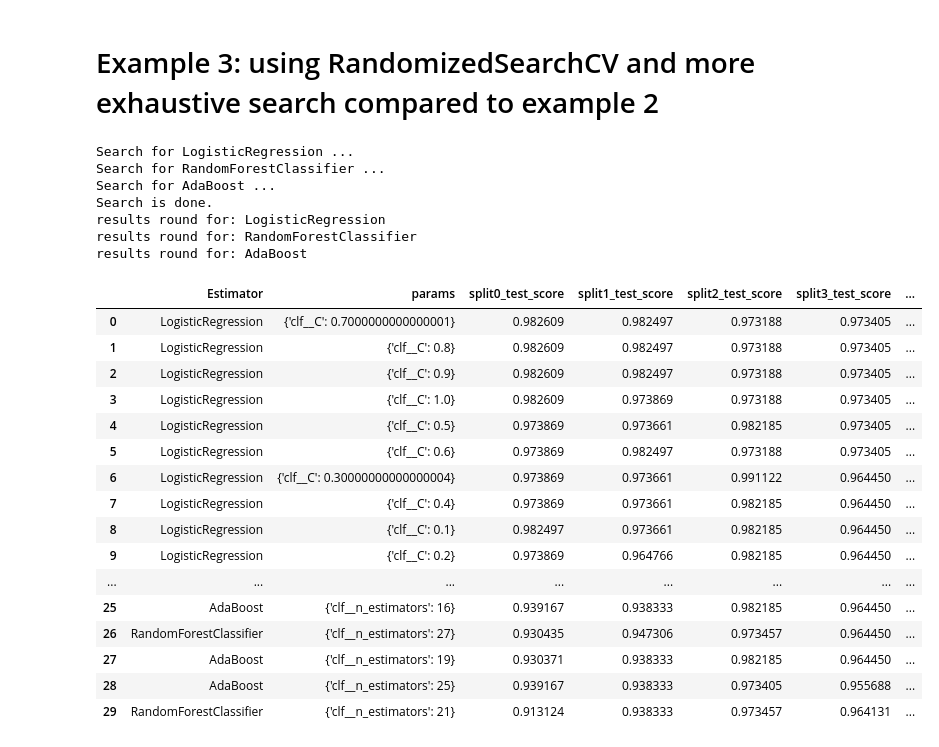
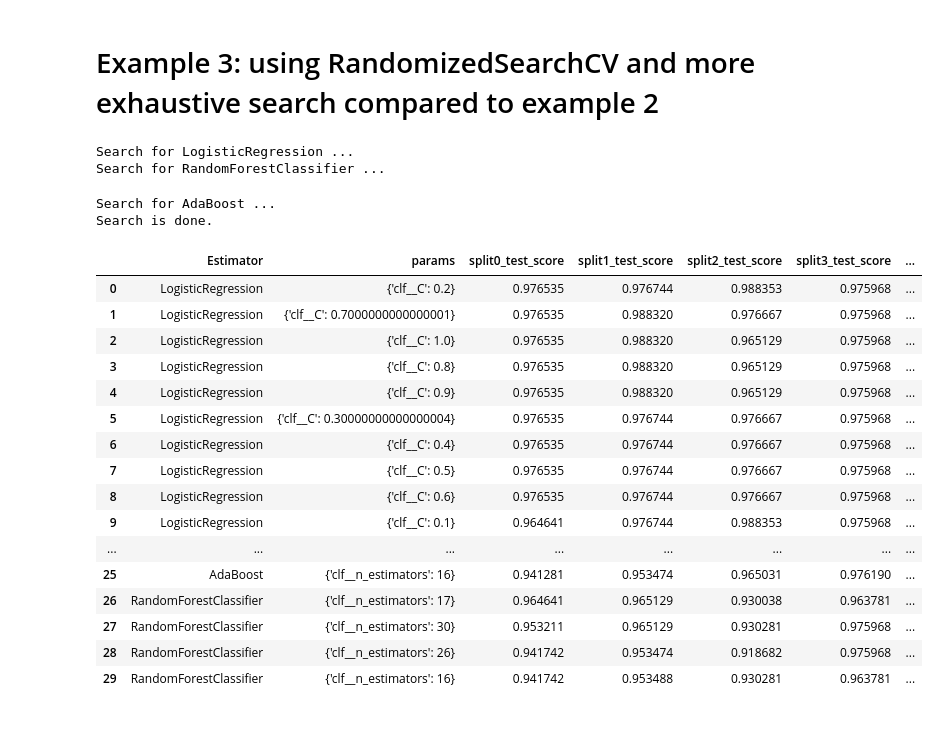
Before and after one commit to janhenner/HyperclassifierSearch, a Jupyter notebook: HyperclassifierSearch examples.ipynb, the cells around one changed output. Drawn from its saved outputs; the diff is of its cells as text; code cells hidden in the pictures.

```diff
--- a/HyperclassifierSearch examples.ipynb
+++ b/HyperclassifierSearch examples.ipynb
@@ -143,34 +141,31 @@ def build_model():
 # %%
 # with the model defined in build_model() above the search reduces to:
 models, params, scorer = build_model()
 search = HyperclassifierSearch(models, params)
 skf = StratifiedKFold(n_splits=5)
-best_model = search.train_model(X, y, search='random', scoring=scorer, cv=skf)
+best_model = search.train_model(X_train, y_train, search='random', scoring=scorer, cv=skf)
 search.evaluate_model()
 # %% [output]
 Search for LogisticRegression ...
 Search for RandomForestClassifier ...
-Search for AdaBoost ...
-Search is done.
-results round for: LogisticRegression
-results round for: RandomForestClassifier
-results round for: AdaBoost
+Search for AdaBoost ...
+Search is done.
 |  | Estimator | params | split0_test_score | split1_test_score | split2_test_score | split3_test_score | ... |
-| 0 | LogisticRegression | {'clf__C': 0.7000000000000001} | 0.982609 | 0.982497 | 0.973188 | 0.973405 | ... |
-| 1 | LogisticRegression | {'clf__C': 0.8} | 0.982609 | 0.982497 | 0.973188 | 0.973405 | ... |
-| 2 | LogisticRegression | {'clf__C': 0.9} | 0.982609 | 0.982497 | 0.973188 | 0.973405 | ... |
-| 3 | LogisticRegression | {'clf__C': 1.0} | 0.982609 | 0.973869 | 0.973188 | 0.973405 | ... |
-| 4 | LogisticRegression | {'clf__C': 0.5} | 0.973869 | 0.973661 | 0.982185 | 0.973405 | ... |
-| 5 | LogisticRegression | {'clf__C': 0.6} | 0.973869 | 0.982497 | 0.973188 | 0.973405 | ... |
-| 6 | LogisticRegression | {'clf__C': 0.30000000000000004} | 0.973869 | 0.973661 | 0.991122 | 0.964450 | ... |
-| 7 | LogisticRegression | {'clf__C': 0.4} | 0.973869 | 0.973661 | 0.982185 | 0.964450 | ... |
-| 8 | LogisticRegression | {'clf__C': 0.1} | 0.982497 | 0.973661 | 0.982185 | 0.964450 | ... |
-| 9 | LogisticRegression | {'clf__C': 0.2} | 0.973869 | 0.964766 | 0.982185 | 0.964450 | ... |
+| 0 | LogisticRegression | {'clf__C': 0.2} | 0.976535 | 0.976744 | 0.988353 | 0.975968 | ... |
+| 1 | LogisticRegression | {'clf__C': 0.7000000000000001} | 0.976535 | 0.988320 | 0.976667 | 0.975968 | ... |
+| 2 | LogisticRegression | {'clf__C': 1.0} | 0.976535 | 0.988320 | 0.965129 | 0.975968 | ... |
+| 3 | LogisticRegression | {'clf__C': 0.8} | 0.976535 | 0.988320 | 0.965129 | 0.975968 | ... |
+| 4 | LogisticRegression | {'clf__C': 0.9} | 0.976535 | 0.988320 | 0.965129 | 0.975968 | ... |
+| 5 | LogisticRegression | {'clf__C': 0.30000000000000004} | 0.976535 | 0.976744 | 0.976667 | 0.975968 | ... |
+| 6 | LogisticRegression | {'clf__C': 0.4} | 0.976535 | 0.976744 | 0.976667 | 0.975968 | ... |
+| 7 | LogisticRegression | {'clf__C': 0.5} | 0.976535 | 0.976744 | 0.976667 | 0.975968 | ... |
+| 8 | LogisticRegression | {'clf__C': 0.6} | 0.976535 | 0.976744 | 0.976667 | 0.975968 | ... |
+| 9 | LogisticRegression | {'clf__C': 0.1} | 0.964641 | 0.976744 | 0.988353 | 0.975968 | ... |
 | ... | ... | ... | ... | ... | ... | ... | ... |
-| 25 | AdaBoost | {'clf__n_estimators': 16} | 0.939167 | 0.938333 | 0.982185 | 0.964450 | ... |
-| 26 | RandomForestClassifier | {'clf__n_estimators': 27} | 0.930435 | 0.947306 | 0.973457 | 0.964450 | ... |
-| 27 | AdaBoost | {'clf__n_estimators': 19} | 0.930371 | 0.938333 | 0.982185 | 0.964450 | ... |
-| 28 | AdaBoost | {'clf__n_estimators': 25} | 0.939167 | 0.938333 | 0.973405 | 0.955688 | ... |
-| 29 | RandomForestClassifier | {'clf__n_estimators': 21} | 0.913124 | 0.938333 | 0.973457 | 0.964131 | ... |
+| 25 | AdaBoost | {'clf__n_estimators': 16} | 0.941281 | 0.953474 | 0.965031 | 0.976190 | ... |
+| 26 | RandomForestClassifier | {'clf__n_estimators': 17} | 0.964641 | 0.965129 | 0.930038 | 0.963781 | ... |
+| 27 | RandomForestClassifier | {'clf__n_estimators': 30} | 0.953211 | 0.965129 | 0.930281 | 0.975968 | ... |
+| 28 | RandomForestClassifier | {'clf__n_estimators': 26} | 0.941742 | 0.953474 | 0.918682 | 0.975968 | ... |
+| 29 | RandomForestClassifier | {'clf__n_estimators': 16} | 0.941742 | 0.953488 | 0.930281 | 0.963781 | ... |
 # %%
 # use best model for prediction: best_model.predict(X_test)
```
Also changed, not shown: parts of 4 cells of this notebook.
